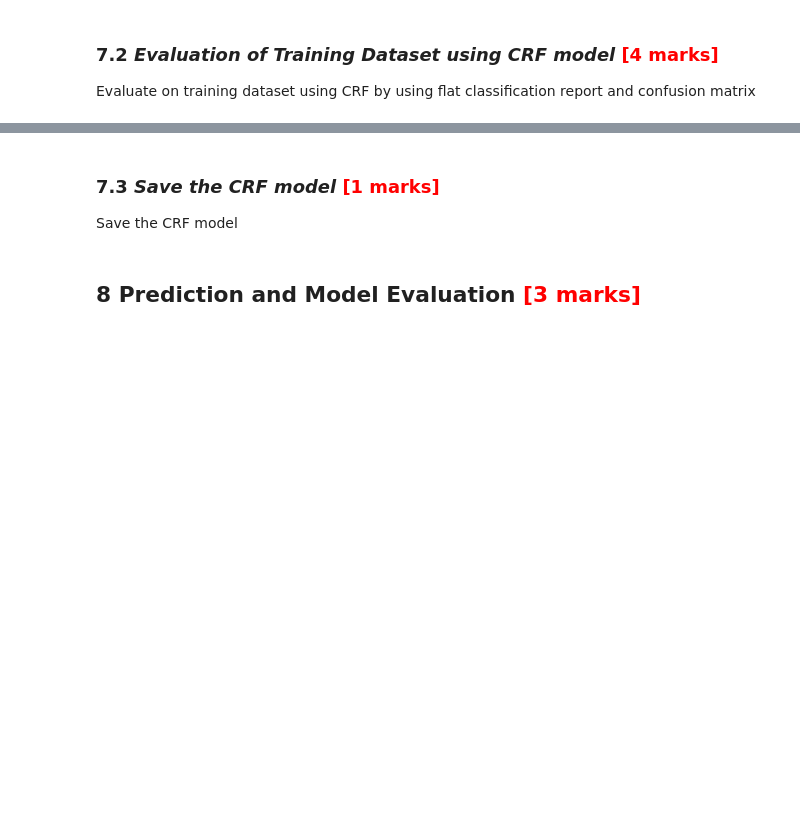
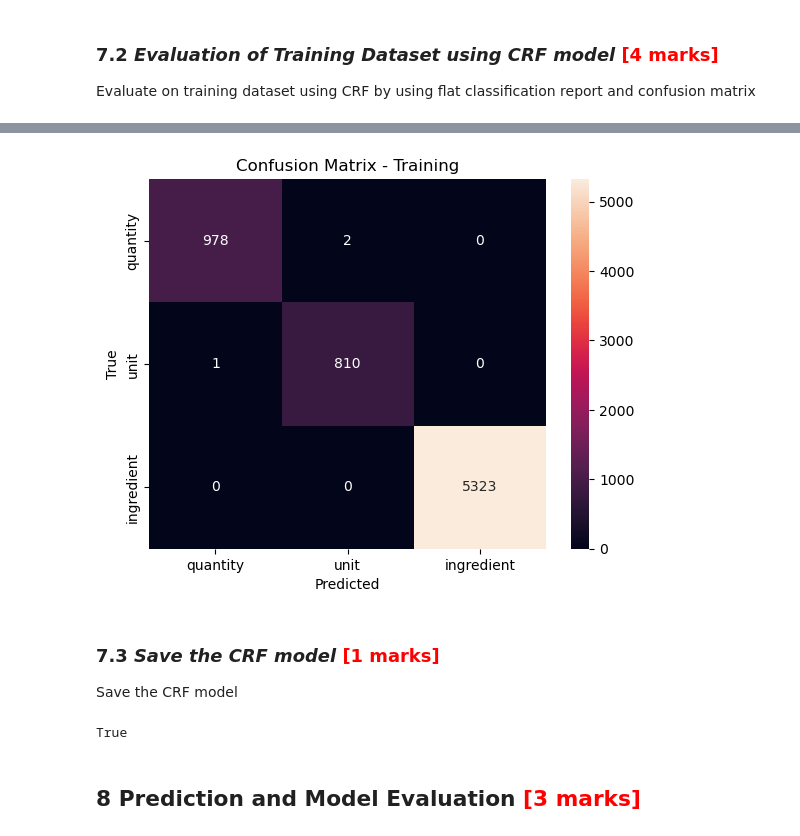
Before and after one commit to navspeak/NLP, a Jupyter notebook: Assignment/Identifying_Key_Entities_Recipe_Data_Navneet_Kumar.ipynb, the cells around one changed output, grey strips where cells are left out. Cells and saved outputs as stored; diff of their text form; code cells hidden in the pictures; blank space fills up the shorter version.

```diff
--- a/Assignment/Identifying_Key_Entities_Recipe_Data_Starter.ipynb
+++ b/Assignment/Identifying_Key_Entities_Recipe_Data_Navneet_Kumar.ipynb
@@ -718,12 +776,27 @@ Create ***label_counts*** to count the frequencies of labels present in y_train_
 Define a function ***extract_features_with_class_weights*** to work with training and validation datasets and extract features by applying class weights
 # %%
 # Apply weights to feature extraction in extract_features_with_class_weights by using parameters such as X (input tokens), y(labels) and weight_dict (Class weights)
+def extract_features_with_class_weights(X, y, weight_dict):
+      weighted_features = []
+      for sent_features, sent_labels in zip(X, y):
+          sent_weighted = []
+          for token_features, label in zip(sent_features, sent_labels):
+              weighted = token_features.copy()
+              weighted['class_weight'] = weight_dict.get(label, 1.0)
+              sent_weighted.append(weighted)
+          weighted_features.append(sent_weighted)
+      return weighted_features
 # %% [markdown]
 ##### **6.4.5** **Execute extract_features_with_class_weights on training and validation datasets** <font color = red>[2 marks]</font> <br>
 
 Create ***X_train_weighted_features*** and ***X_val_weighted_features*** for extracting training and validation features along with their weights by calling ***extract_features_with_class_weights*** on the datasets
 # %%
 # Apply manually computed class weights
+X_train_weighted_features = extract_features_with_class_weights(X_train_features, y_train_labels, weight_dict)
+X_val_weighted_features   = extract_features_with_class_weights(X_val_features, y_val_labels, weight_dict)
+
+print(X_train_weighted_features)
+print(X_train_weighted_features)
 # %% [markdown]
 ## **7** Model Building and Training <font color = red>[10 marks]</font> <br>
 # %% [markdown]
@@ -743,5 +816,12 @@ Train the CRF model with the specified hyperparameters such as
 Use weight_dict for training CRF
 # %%
 # initialise CRF model with the specified hyperparameters and use weight_dict
-
+crf = sklearn_crfsuite.CRF(
+      algorithm='lbfgs',
+      c1=0.5,
+      c2=1.0,
+      max_iterations=100,
+      all_possible_transitions=True
+  )
 # train the CRF model with the weighted training data
+crf.fit(X_train_weighted_features, y_train_labels)
@@ -750,3 +833,5 @@ Use weight_dict for training CRF
 Evaluate on training dataset using CRF by using flat classification report and confusion matrix
 # %%
 # evaluate on the training dataset
+y_train_pred = crf.predict(X_train_weighted_features)
+# print(y_train_pred)
@@ -757,8 +854,32 @@ Evaluate on training dataset using CRF by using flat classification report and c
+# %%
+# create a confusion matrix on training datset
+y_train_true_flat = [tag for tags in y_train_labels for tag in tags]
+y_train_pred_flat = [tag for tags in y_train_pred for tag in tags]
+labels = ['quantity', 'unit', 'ingredient']
+cm = confusion_matrix(y_train_true_flat, y_train_pred_flat, labels=labels)
+sns.heatmap(cm, annot=True, fmt='d', xticklabels=labels, yticklabels=labels)
+plt.xlabel('Predicted')
+plt.ylabel('True')
+plt.title('Confusion Matrix - Training')
+plt.show()
+
+# The confusion matrix confirms near-perfect performance on training data with only 3 misclassifications out of 7114 tokens.
+# All errors occur at the quantity-unit boundary — 2 quantity tokens predicted as unit and 1 unit token predicted as quantity.
+# This is expected since quantity and unit tokens are always adjacent and share similar context (e.g. "1 teaspoon").
+# Ingredient classification is perfect.
+# The classification report's 1.00 scores are due to rounding — the confusion matrix reveals the true picture.
+# %% [output]
+[figure, added]
 # %% [markdown]
 ### **7.3** *Save the CRF model* <font color = red>[1 marks]</font>
 Save the CRF model
 # %%
 # dump the model using joblib as crf_model.pkl
+import os
+joblib.dump(crf, 'crf_model.pkl')
+print(os.path.exists('crf_model.pkl'))
+# %% [output]
+True
 # %% [markdown]
 ## **8** Prediction and Model Evaluation <font color = red>[3 marks]</font> <br>
 # %% [markdown]
```
Also changed, not shown: parts of 36 cells of this notebook.
